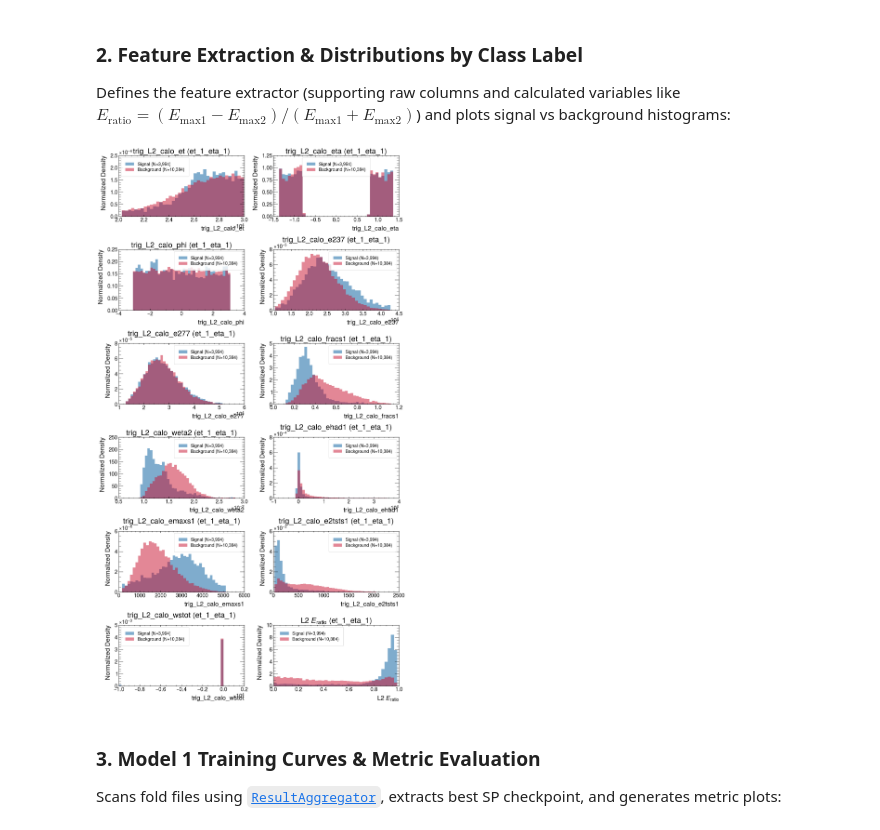
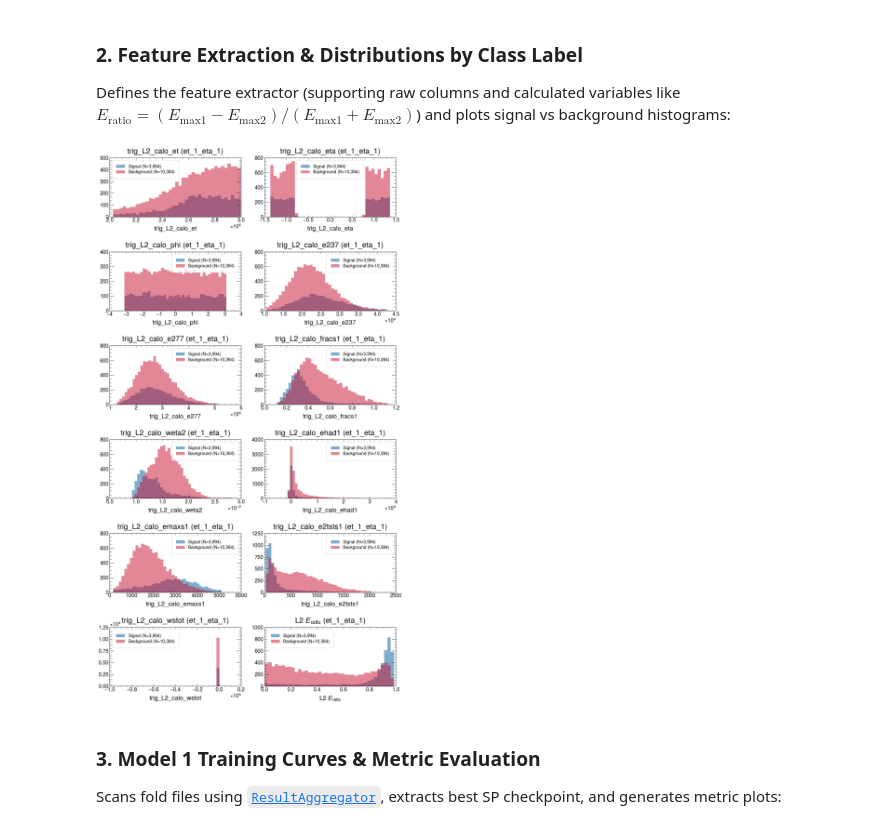
Before and after one commit to Pedrofran682/egamma_master, a Jupyter notebook: notebooks/single_region_full_validation.ipynb, the cells around one changed output. Drawn from its saved outputs; the diff is of its cells as text; code cells hidden in the pictures.

Commit message:
hotfix: Plot parameters change

```diff
--- a/notebooks/single_region_full_validation.ipynb
+++ b/notebooks/single_region_full_validation.ipynb
@@ -288,40 +290,40 @@ for idx, feat_name in enumerate(valid_features_to_plot):
     all_vals = np.concatenate([val_sig, val_bg])
     low, high = np.percentile(all_vals, 0.5), np.percentile(all_vals, 99.5)
     bins = np.linspace(low, high, 40)
 
-    ax.hist(val_sig, bins=bins, density=True, alpha=0.5, color="#005A9C", label=f"Signal (N={len(val_sig):,})")
-    ax.hist(val_bg, bins=bins, density=True, alpha=0.5, color="#C8102E", label=f"Background (N={len(val_bg):,})")
+    ax.hist(val_sig, bins=bins, density=False, alpha=0.5, color="#005A9C", label=f"Signal (N={len(val_sig):,})")
+    ax.hist(val_bg, bins=bins, density=False, alpha=0.5, color="#C8102E", label=f"Background (N={len(val_bg):,})")
 
     display_title = r"L2 $E_{\text{ratio}}$" if feat_name.lower() in ["eratio", "eration"] else feat_name
     ax.set_title(f"{display_title} ({REGION_KEY})", pad=14)
     ax.set_xlabel(display_title, loc="center")
-    ax.set_ylabel("Normalized Density")
+    # ax.set_ylabel("Normalized Density")
     ax.legend(frameon=True)
 
     fig_single, ax_single = plt.subplots(figsize=(7, 4.8))
-    ax_single.hist(val_sig, bins=bins, density=True, alpha=0.5, color="#005A9C", label=f"Signal (N={len(val_sig):,})")
-    ax_single.hist(val_bg, bins=bins, density=True, alpha=0.5, color="#C8102E", label=f"Background (N={len(val_bg):,})")
+    ax_single.hist(val_sig, bins=bins, density=False, alpha=0.5, color="#005A9C", label=f"Signal (N={len(val_sig):,})")
+    ax_single.hist(val_bg, bins=bins, density=False, alpha=0.5, color="#C8102E", label=f"Background (N={len(val_bg):,})")
     ax_single.set_title(f"{display_title} ({REGION_KEY})", pad=14)
     ax_single.set_xlabel(display_title, loc="center")
-    ax_single.set_ylabel("Normalized Density")
+    # ax_single.set_ylabel("Normalized Density")
     ax_single.legend(frameon=True)
     fig_single.tight_layout()
     fig_single.savefig(
         feature_plots_dir / f"{feat_name}_distribution.{PLOT_FORMAT}",
         format=PLOT_FORMAT,
         transparent=False,
         bbox_inches="tight",
     )
     plt.close(fig_single)
 
 # Remove unused subplots if odd number
 for j in range(idx + 1, len(axes)):
     fig.delaxes(axes[j])
 
 plt.tight_layout()
 plt.show()
 # %% [output]
-[figure, old version]
+[figure, new version]
 # %% [markdown]
 ### 3. Model 1 Training Curves & Metric Evaluation
 Scans fold files using [`ResultAggregator`](file:///home/pmourafr/egamma_master/src/core/Validation/ResultAggregator.py), extracts best SP checkpoint, and generates metric plots:
```
Also changed, not shown: parts of 7 cells of this notebook, 2 other files.
